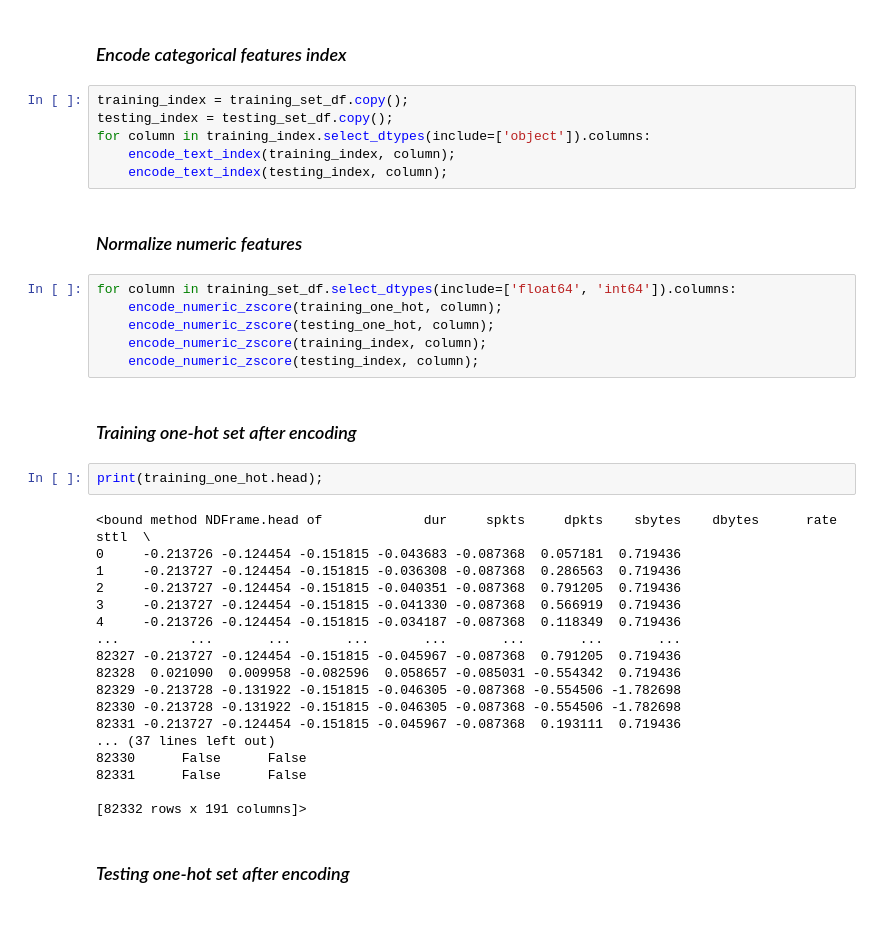
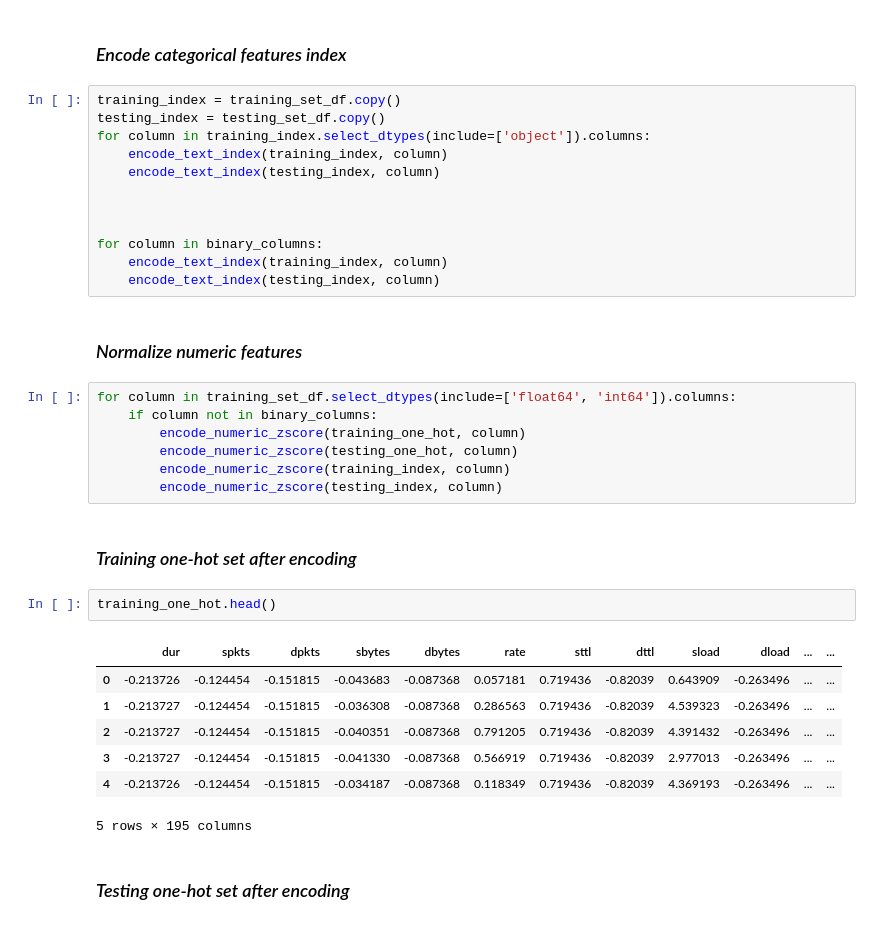
Before and after one commit to cdub-616/cyber_defense_attacks, a Jupyter notebook: data_processing.ipynb, the cells around one changed output. Drawn from its saved outputs; the diff is of its cells as text.

Commit message:
Changed encoding to better encode the preprocessing data.

```diff
--- a/data_processing.ipynb
+++ b/data_processing.ipynb
@@ -254,40 +260,37 @@ for column in training_one_hot.select_dtypes(include=['object']).columns:
 # %% [markdown]
 ### *Encode categorical features index*
 # %%
-training_index = training_set_df.copy();
-testing_index = testing_set_df.copy();
+training_index = training_set_df.copy()
+testing_index = testing_set_df.copy()
 for column in training_index.select_dtypes(include=['object']).columns:
-    encode_text_index(training_index, column);
-    encode_text_index(testing_index, column);
+    encode_text_index(training_index, column)
+    encode_text_index(testing_index, column)
+
+
+
+for column in binary_columns:
+    encode_text_index(training_index, column)
+    encode_text_index(testing_index, column)
 # %% [markdown]
 ### *Normalize numeric features*
 # %%
 for column in training_set_df.select_dtypes(include=['float64', 'int64']).columns:
-    encode_numeric_zscore(training_one_hot, column);
-    encode_numeric_zscore(testing_one_hot, column);
-    encode_numeric_zscore(training_index, column);
-    encode_numeric_zscore(testing_index, column);
+    if column not in binary_columns:
+        encode_numeric_zscore(training_one_hot, column)
+        encode_numeric_zscore(testing_one_hot, column)
+        encode_numeric_zscore(training_index, column)
+        encode_numeric_zscore(testing_index, column)
 # %% [markdown]
 ### *Training one-hot set after encoding*
-# %%
-print(training_one_hot.head);
-# %% [output]
-<bound method NDFrame.head of             dur     spkts     dpkts    sbytes    dbytes      rate      sttl  \
-0     -0.213726 -0.124454 -0.151815 -0.043683 -0.087368  0.057181  0.719436
-1     -0.213727 -0.124454 -0.151815 -0.036308 -0.087368  0.286563  0.719436
-2     -0.213727 -0.124454 -0.151815 -0.040351 -0.087368  0.791205  0.719436
-3     -0.213727 -0.124454 -0.151815 -0.041330 -0.087368  0.566919  0.719436
-4     -0.213726 -0.124454 -0.151815 -0.034187 -0.087368  0.118349  0.719436
-...         ...       ...       ...       ...       ...       ...       ...
-82327 -0.213727 -0.124454 -0.151815 -0.045967 -0.087368  0.791205  0.719436
-82328  0.021090  0.009958 -0.082596  0.058657 -0.085031 -0.554342  0.719436
-82329 -0.213728 -0.131922 -0.151815 -0.046305 -0.087368 -0.554506 -1.782698
-82330 -0.213728 -0.131922 -0.151815 -0.046305 -0.087368 -0.554506 -1.782698
-82331 -0.213727 -0.124454 -0.151815 -0.045967 -0.087368  0.193111  0.719436
-... (37 lines left out)
-82330      False      False
-82331      False      False
-
-[82332 rows x 191 columns]>
+# %%
+training_one_hot.head()
+# %% [output]
+|  | dur | spkts | dpkts | sbytes | dbytes | rate | sttl | dttl | sload | dload | ... | ... |
+| 0 | -0.213726 | -0.124454 | -0.151815 | -0.043683 | -0.087368 | 0.057181 | 0.719436 | -0.82039 | 0.643909 | -0.263496 | ... | ... |
+| 1 | -0.213727 | -0.124454 | -0.151815 | -0.036308 | -0.087368 | 0.286563 | 0.719436 | -0.82039 | 4.539323 | -0.263496 | ... | ... |
+| 2 | -0.213727 | -0.124454 | -0.151815 | -0.040351 | -0.087368 | 0.791205 | 0.719436 | -0.82039 | 4.391432 | -0.263496 | ... | ... |
+| 3 | -0.213727 | -0.124454 | -0.151815 | -0.041330 | -0.087368 | 0.566919 | 0.719436 | -0.82039 | 2.977013 | -0.263496 | ... | ... |
+| 4 | -0.213726 | -0.124454 | -0.151815 | -0.034187 | -0.087368 | 0.118349 | 0.719436 | -0.82039 | 4.369193 | -0.263496 | ... | ... |
+5 rows × 195 columns
 # %% [markdown]
 ### *Testing one-hot set after encoding*
```
Also changed, not shown: parts of 13 cells of this notebook.
